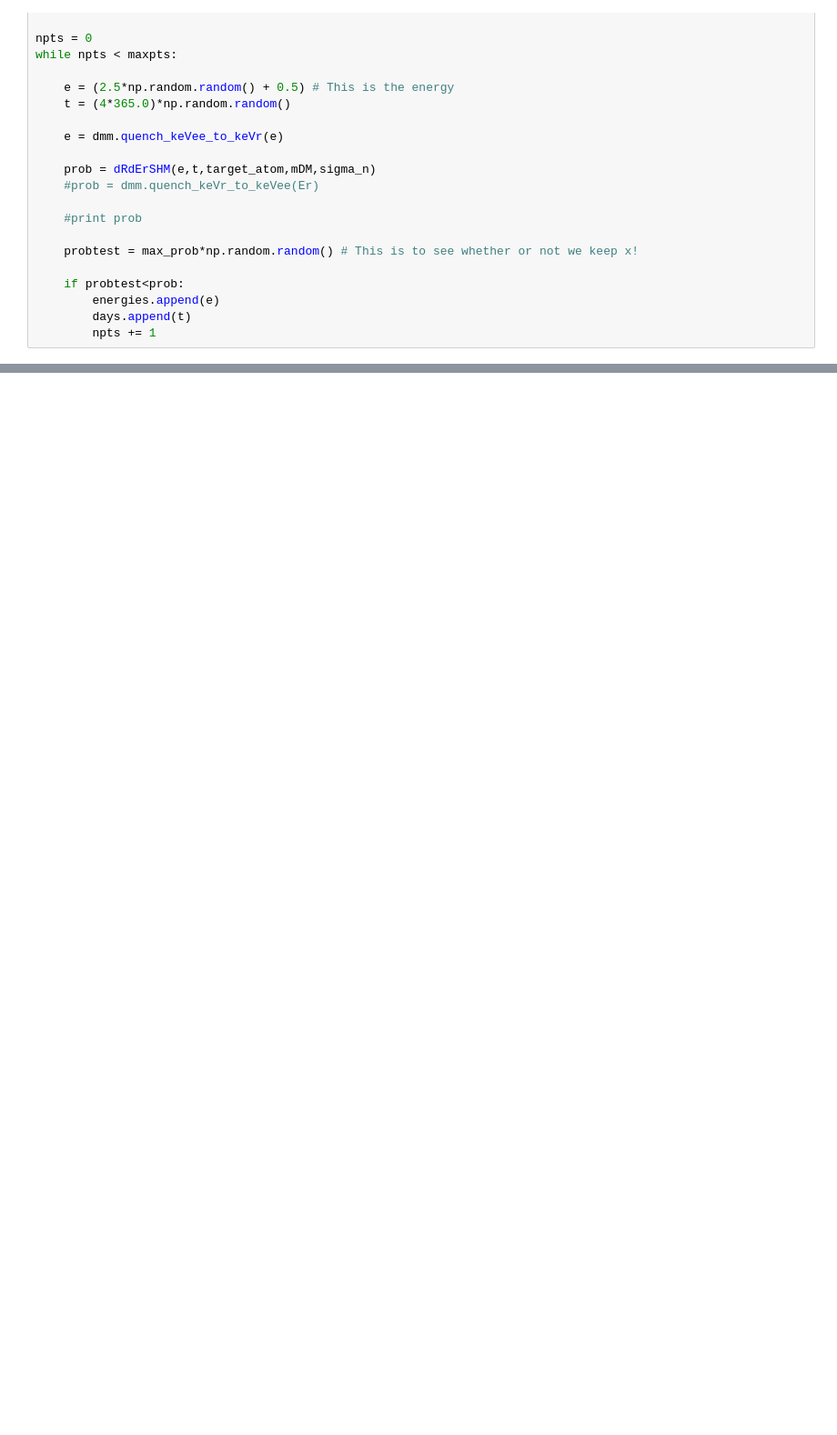
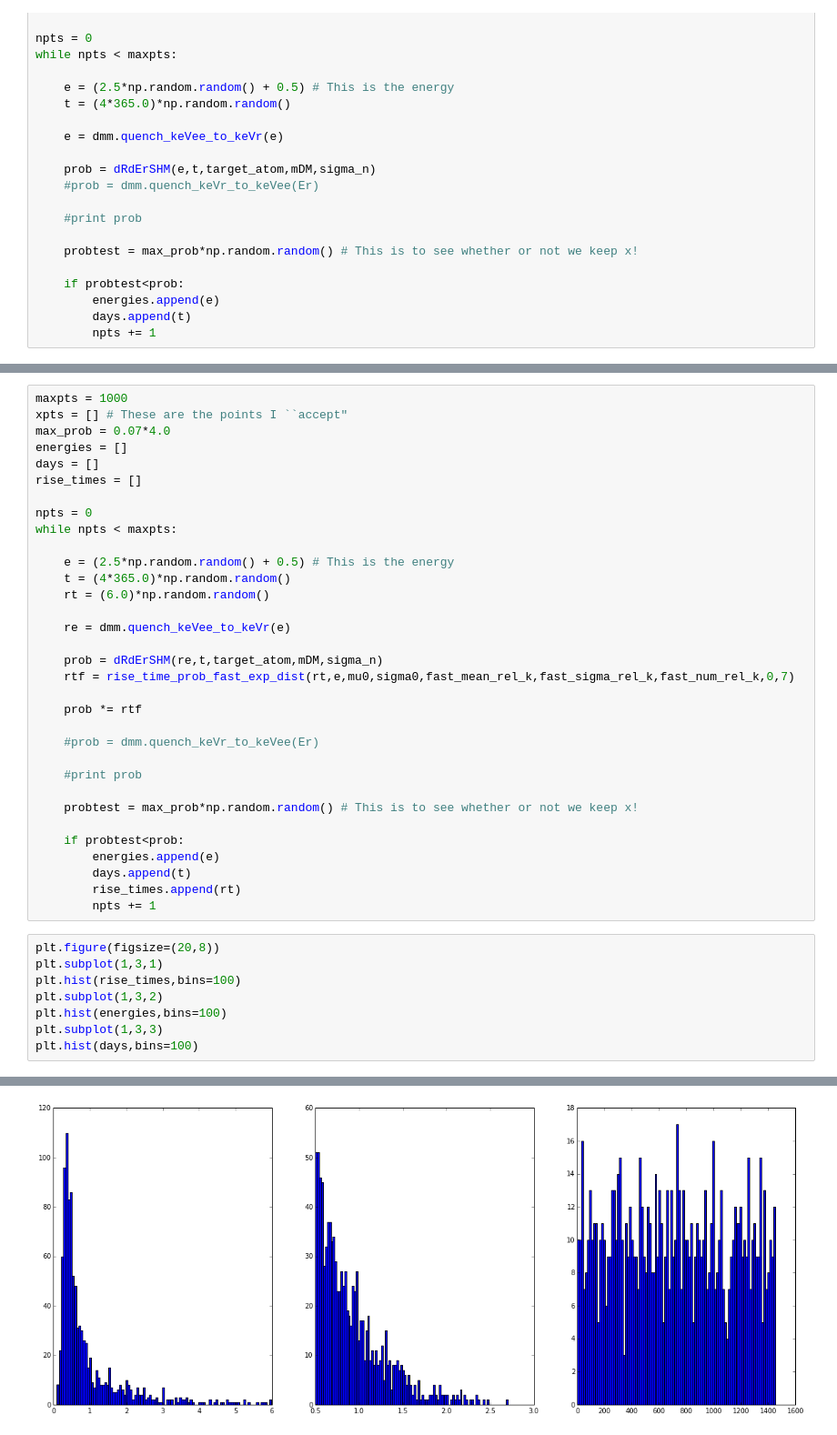
Before and after one commit to mattbellis/Siena_College_Ronnie_Rera, a Jupyter notebook: IPython Notebooks/generate_dm_data.ipynb, the cells around one changed output, grey strips where cells are left out. Shown: that part at 91% size. Cells and saved outputs as stored; diff of their text form; blank space fills up the shorter version.

```diff
--- a/IPython Notebooks/generate_dm_data.ipynb
+++ b/IPython Notebooks/generate_dm_data.ipynb
@@ -64,0 +97,42 @@ h = plt.hist(days,bins=50)
+# %%
+maxpts = 1000
+xpts = [] # These are the points I ``accept"
+max_prob = 0.07*4.0
+energies = []
+days = []
+rise_times = []
+
+npts = 0
+while npts < maxpts:
+
+    e = (2.5*np.random.random() + 0.5) # This is the energy
+    t = (4*365.0)*np.random.random()
+    rt = (6.0)*np.random.random()
+
+    re = dmm.quench_keVee_to_keVr(e)
+
+    prob = dRdErSHM(re,t,target_atom,mDM,sigma_n)
+    rtf = rise_time_prob_fast_exp_dist(rt,e,mu0,sigma0,fast_mean_rel_k,fast_sigma_rel_k,fast_num_rel_k,0,7)
+
+    prob *= rtf
+
+    #prob = dmm.quench_keVr_to_keVee(Er)
+
+    #print prob
+
+    probtest = max_prob*np.random.random() # This is to see whether or not we keep x!
+
+    if probtest<prob:
+        energies.append(e)
+        days.append(t)
+        rise_times.append(rt)
+        npts += 1
+# %%
+plt.figure(figsize=(20,8))
+plt.subplot(1,3,1)
+plt.hist(rise_times,bins=100)
+plt.subplot(1,3,2)
+plt.hist(energies,bins=100)
+plt.subplot(1,3,3)
+plt.hist(days,bins=100)
+# %% [output]
@@ -64,0 +156 @@ h = plt.hist(days,bins=50)
+[figure, added]
```
Also changed, not shown: parts of 6 cells of this notebook, 3 other files.
